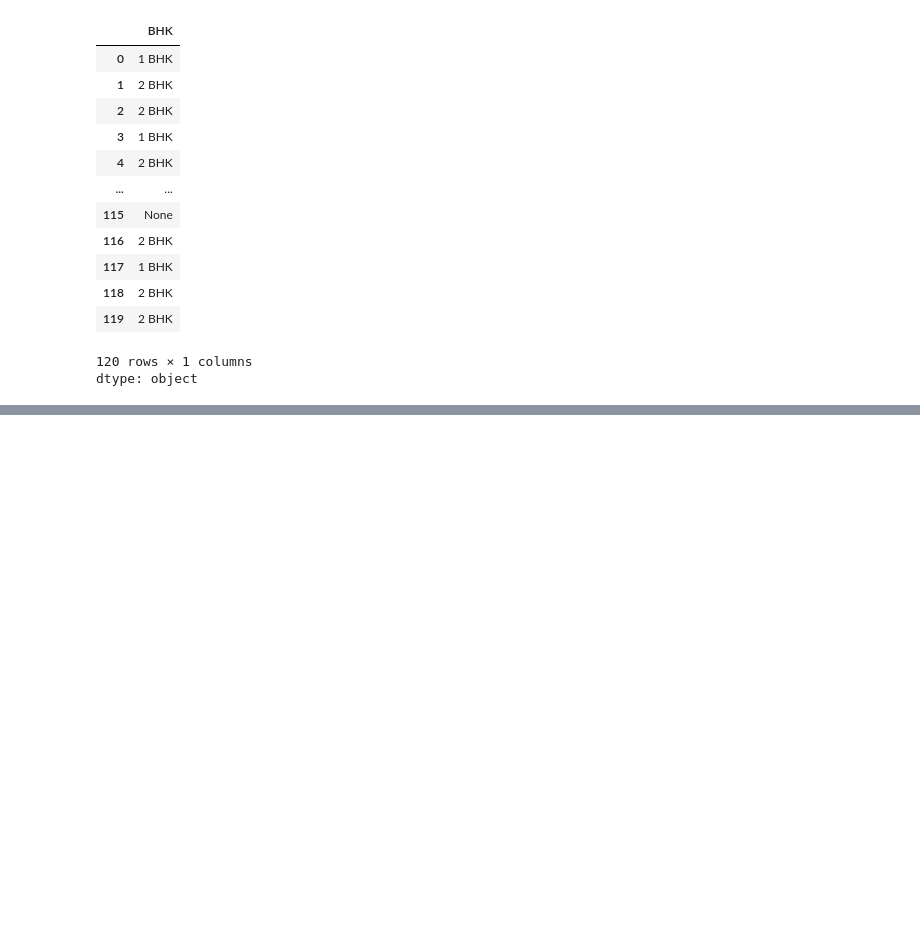
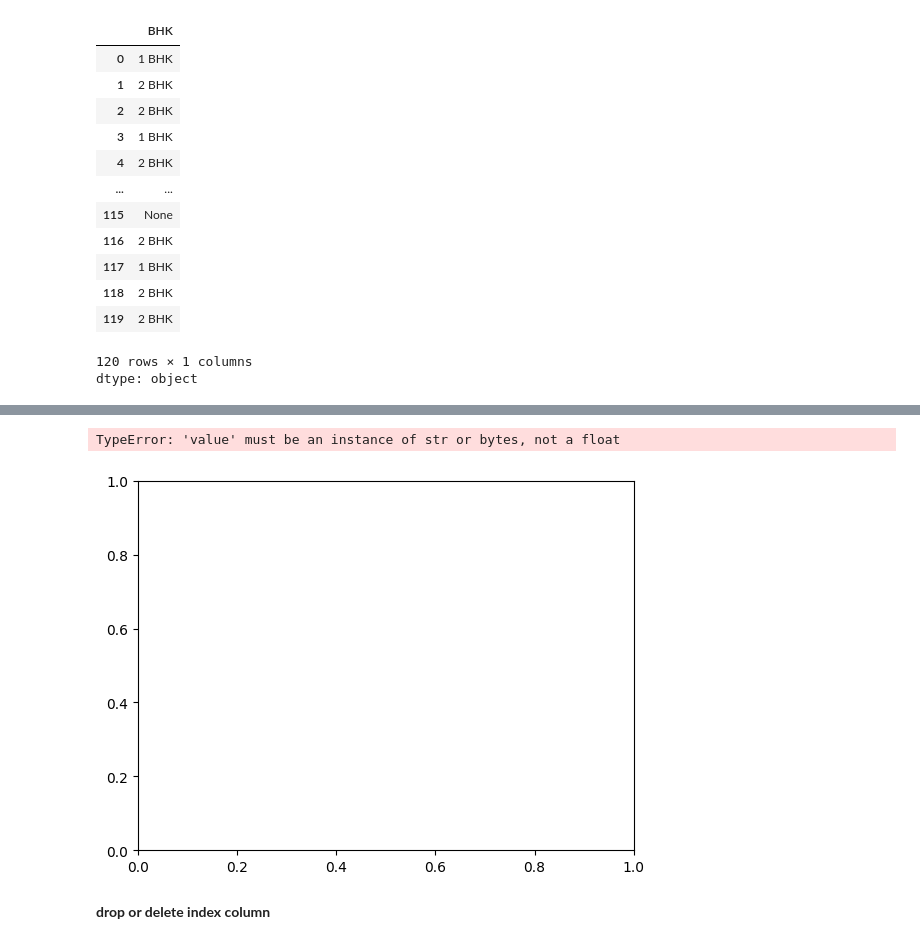
Before and after one commit to Trusha216/AI-ML-internship, a Jupyter notebook: house_prices.ipynb, the cells around one changed output, grey strips where cells are left out. Saved outputs shown, nothing was run; the diff lists cells and outputs as text; code cells hidden in the pictures; blank space fills up the shorter version.

```diff
--- a/house_prices.ipynb
+++ b/house_prices.ipynb
@@ -658,0 +725,6 @@ dtype: object
+# %%
+data2 = data["BHK"]
+
+cleaned_data1 = [str(item).replace("BHK", "") if item is not np.nan else np.nan  for item in data2]
+
+print(cleaned_data1)
@@ -658,0 +733,3 @@ dtype: object
+# %%
+data["BHK"] = cleaned_data1
+data.to_csv("house_prices.csv", index=False)
@@ -658,0 +752,9 @@ dtype: object
+# %%
+import matplotlib.pyplot as plt
+plt.scatter(data['BHK'], data['converted_amounts'])
+plt.show()
+# %% [output]
+TypeError: 'value' must be an instance of str or bytes, not a float
+[figure, added]
+# %% [markdown]
+**drop or delete index column**
```
Also changed, not shown: parts of 24 cells of this notebook.
